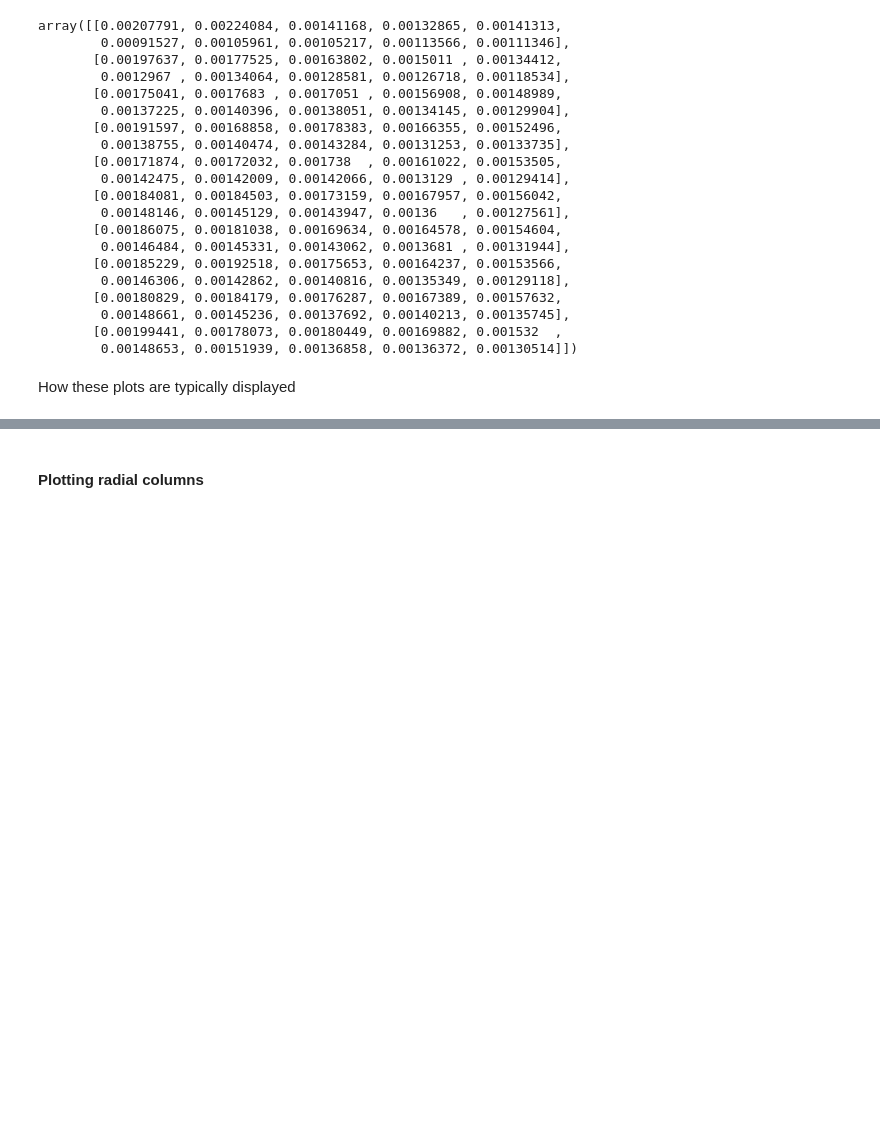
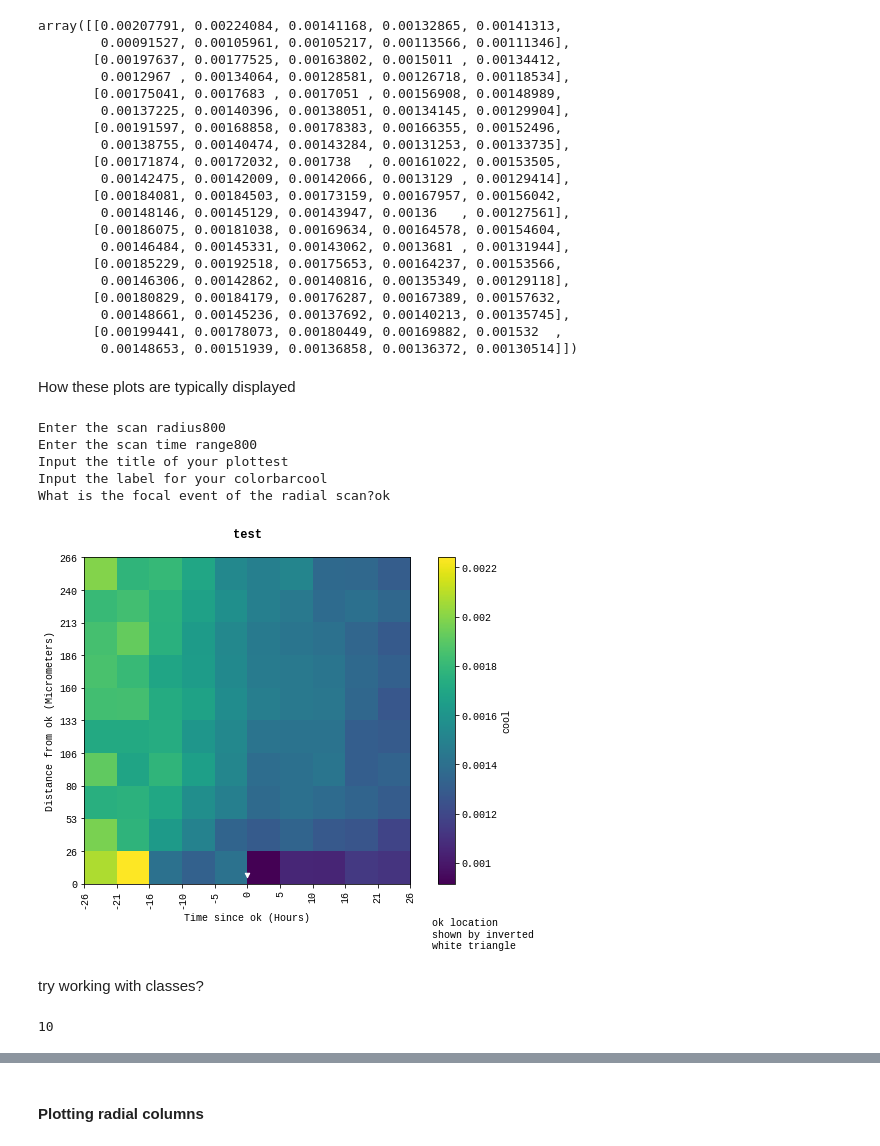
Before and after one commit to nthndy/cell-comp-analysis, a Jupyter notebook: radial_analysis/metaanalysis/mechanism_checker.ipynb, the cells around one changed output, grey strips where cells are left out. Cells and saved outputs as stored; diff of their text form; code cells hidden in the pictures; blank space fills up the shorter version.

Commit message:
dont look im trying to figure out classes

```diff
--- a/radial_analysis/metaanalysis/mechanism_checker.ipynb
+++ b/radial_analysis/metaanalysis/mechanism_checker.ipynb
@@ -84,0 +74,13 @@ input_dict = {'input_2d_hist':P_events, 'input_type':'P_events', 'N': 1839, 'rad
+# %%
+input_dict = {'input_2d_hist':P_events}
+# %%
+render.auto_plot_cumulative(input_dict)
+# %% [output]
+Enter the scan radius800
+Enter the scan time range800
+Input the title of your plottest
+Input the label for your colorbarcool
+What is the focal event of the radial scan?ok
+[figure, added]
+# %% [markdown]
+try working with classes?
@@ -84,0 +99,4 @@ input_dict = {'input_2d_hist':P_events, 'input_type':'P_events', 'N': 1839, 'rad
+# %%
+plot.num_bins
+# %% [output]
+10
```
Also changed, not shown: parts of 48 cells of this notebook.
